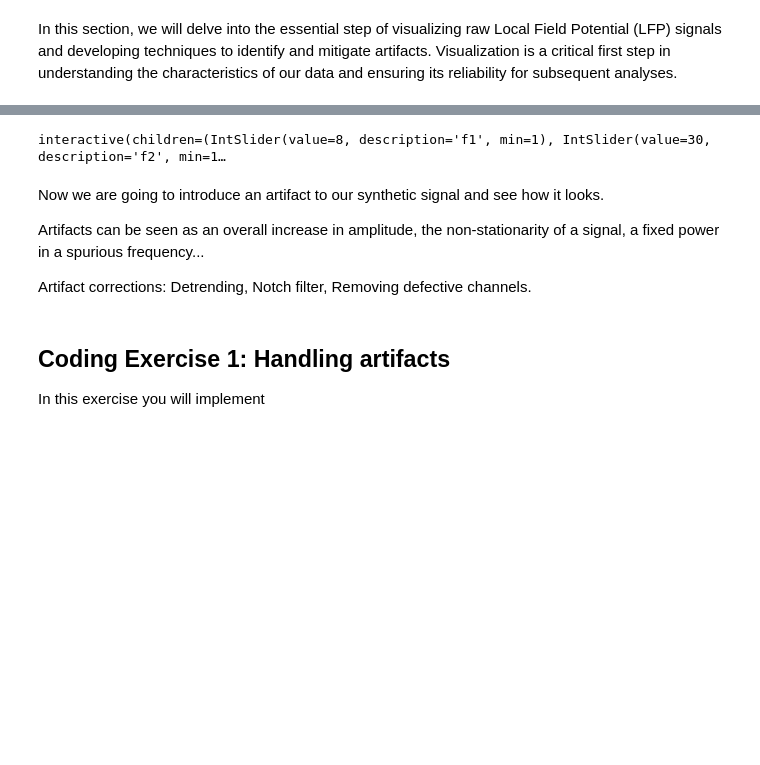
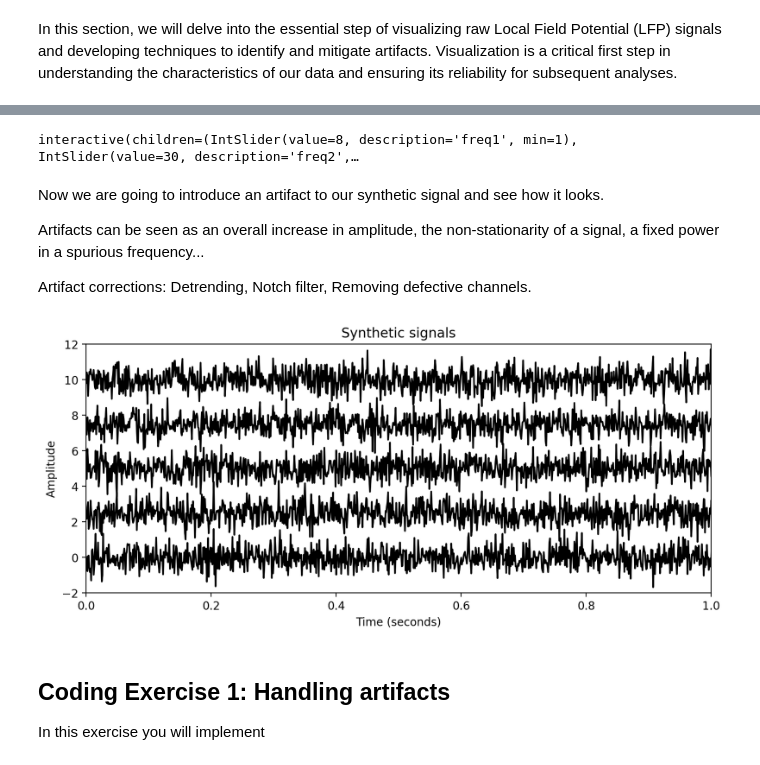
Before and after one commit to lucaase/LFP-analysis-HS, a Jupyter notebook: Course-Notebook.ipynb, the cells around one changed output, grey strips where cells are left out. Saved outputs shown, nothing was run; the diff lists cells and outputs as text; code cells hidden in the pictures; blank space fills up the shorter version.

```diff
--- a/Course-Notebook.ipynb
+++ b/Course-Notebook.ipynb
@@ -116,9 +116,14 @@ Using an interactive widget, we can easily see how changing our slope estimate c
 # %%
 # @markdown Make sure you execute this cell to enable the widget!
-@widgets.interact(f1=widgets.IntSlider(8, min=1, max=100), f2=widgets.IntSlider(30, min=1, max=100), A1=widgets.IntSlider(2, min=1, max=5), A2=widgets.IntSlider(1, min=1, max=5), noise=widgets.FloatSlider(0.5, min=0, max=1.0))
-def plot_data_estimate(f1, f2, A1, A2, noise):
+@widgets.interact(freq1=widgets.IntSlider(8, min=1, max=100),
+                  freq2=widgets.IntSlider(30, min=1, max=100),
+                  amp1=widgets.IntSlider(2, min=1, max=5),
+                  amp2=widgets.IntSlider(1, min=1, max=5),
+                  noise=widgets.FloatSlider(0.5, min=0, max=1.0))
+
+def plot_data_estimate(freq1, freq2, amp1, amp2, noise):
   t = np.arange(0, 1, 1/fs)
-  signal = A1 * np.sin(2*np.pi*f1*t) + A2 * np.sin(2*np.pi*f2*t) + np.random.normal(0, noise, len(t))
+  signal = amp1 * np.sin(2*np.pi*freq1*t) + amp2 * np.sin(2*np.pi*freq2*t) + np.random.normal(0, noise, len(t))
   plt.figure(figsize=(10, 4))
   plt.plot(t, signal, 'k')
   plt.xlabel('Time (seconds)')
@@ -127,7 +132,7 @@ def plot_data_estimate(f1, f2, A1, A2, noise):
   plt.ylim([-6, 6])
   plt.show()
 # %% [output]
-interactive(children=(IntSlider(value=8, description='f1', min=1), IntSlider(value=30, description='f2', min=1…
+interactive(children=(IntSlider(value=8, description='freq1', min=1), IntSlider(value=30, description='freq2',…
 # %% [markdown]
 Now we are going to introduce an artifact to our synthetic signal and see how it looks.
 
@@ -137,6 +142,37 @@ Artifact corrections:
     Detrending,
     Notch filter,
     Removing defective channels.
+# %%
+# Extend the signal length to 10 seconds, and create 5 signals with different parameters which should simulate different trials
+fs = 1000
+
+t = np.arange(0, 10, 1/fs)
+n_trials = 5
+# Generate signals in an array
+signals = np.zeros((n_trials, len(t)))
+
+frequencies = np.arange(0.1, 100, 0.1)
+amplitudes = 1 / frequencies
+
+for i in range(5):
+  # assign a random amplitude between 1 and 5
+  amp = amplitudes[np.random.randint(0, len(frequencies))]
+  # assign a random frequency between 1 and 100
+  freq = frequencies[np.random.randint(0, len(frequencies))]
+  # generate signal
+  signals[i, :] = (amp * np.sin(2*np.pi*freq*t) + amp * np.sin(2*np.pi*freq*t) + np.random.normal(0, 0.5, len(t))) + 2.5*i  # add noise and constant value to separate signals
+
+# Plot the signals without overlaying them
+plt.figure(figsize=(10, 4))
+plt.title('Synthetic signals')
+plt.plot(t, signals.T, 'k')
+plt.xlabel('Time (seconds)')
+plt.ylabel('Amplitude')
+plt.xlim([0, 1])
+plt.ylim([-2, 12])  # Adjust y-axis limit to accommodate the constant values
+plt.show()
+# %% [output]
+[figure, added]
 # %% [markdown]
 ## Coding Exercise 1: Handling artifacts
 
```
Also changed, not shown: parts of 7 cells of this notebook.
